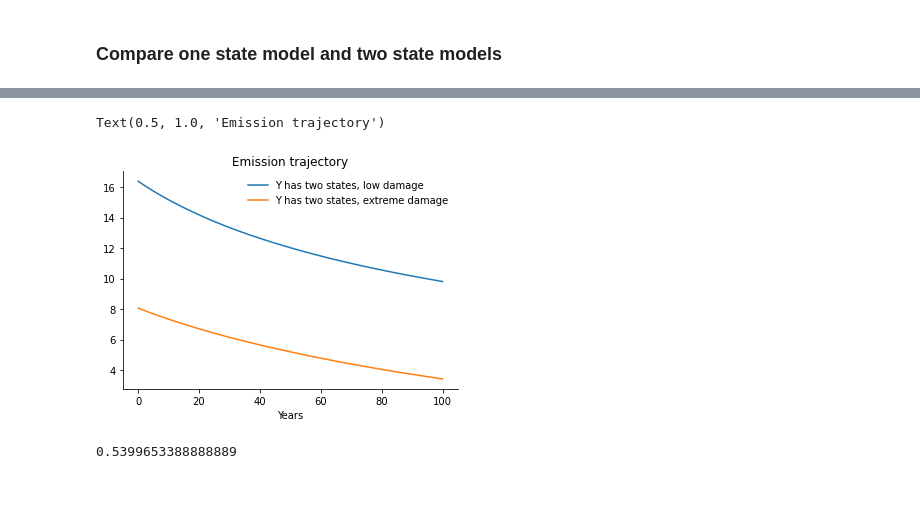
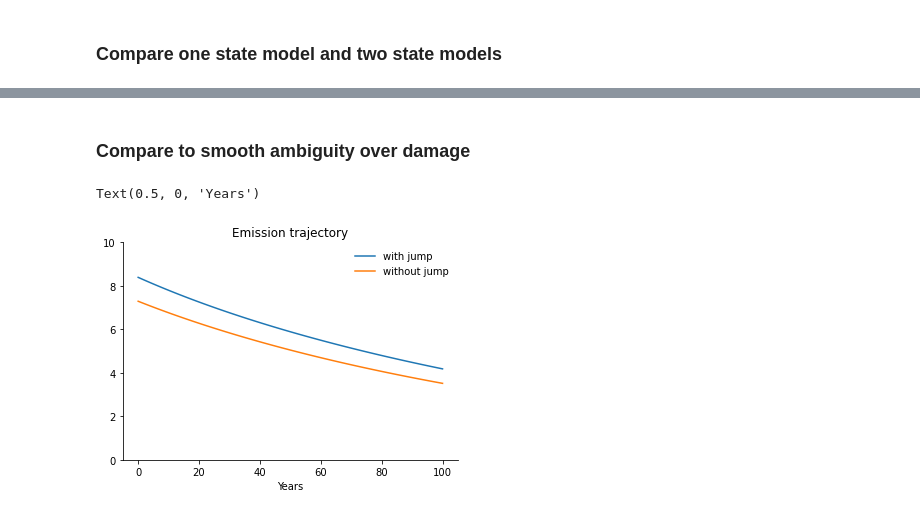
Before and after one commit to lphansen/ClimateUncertaintySpillover, a Jupyter notebook: notebook/plots_standardized_corrected.ipynb, the cells around one changed output, grey strips where cells are left out. Saved outputs shown, nothing was run; the diff lists cells and outputs as text; code cells hidden in the pictures.

Commit message:
added cases without jump but with ambiguity

```diff
--- a/notebook/plots_standardized_corrected.ipynb
+++ b/notebook/plots_standardized_corrected.ipynb
@@ -14,7 +14,7 @@ import matplotlib as mpl
 mpl.rcParams['axes.spines.right'] = False
 mpl.rcParams['axes.spines.top'] = False
 # %%
-ξ_w=.3
+ξ_w=100000.
 ξ_p=5.
 ξ_a=1./100
 
@@ -760,0 +708,13 @@ Text(0.5, 1.0, 'Emission trajectory')
+# %% [markdown]
+### Compare to smooth ambiguity over damage
+# %%
+from scipy.interpolate import interp2d
+
+emission_grid_damage_ambiguity = np.load('emission_damage_ambiguity.npy')
+
+y_grid_new = np.arange(0., 4., .02)
+
+et_damage_ambiguity, yt, _, _ = simulation(y_grid_new, emission_grid_damage_ambiguity,
+                                           np.zeros_like(y_grid_new),
+                                           np.zeros((3, len(y_grid_new))),
+                                           θ=np.mean(model['θ']), y_start=np.mean(model['θ'])*290, T=100)
@@ -761,16 +763,10 @@ Text(0.5, 1.0, 'Emission trajectory')
 # %%
-plt.plot(et_two_state_low, label='Y has two states, low damage')
-# plt.plot(et_two_state_high, label='Y has two states, high damage')
-plt.plot(et_two_state_extreme, label='Y has two states, extreme damage')
-
+plt.plot(et, label='with jump')
+plt.plot(et_damage_ambiguity, label='without jump')
 plt.legend(frameon=False)
-# plt.ylim(0, 11)
+plt.ylim(0, 10)
+plt.title('Emission trajectory')
 plt.xlabel('Years')
-plt.title('Emission trajectory')
 # %% [output]
-Text(0.5, 1.0, 'Emission trajectory')
+Text(0.5, 0, 'Years')
-[figure, old version]
+[figure, new version]
-# %%
-np.mean(model['θ'])*290
-# %% [output]
-0.5399653388888889
```
Also changed, not shown: parts of 19 cells of this notebook, 18 other files.
